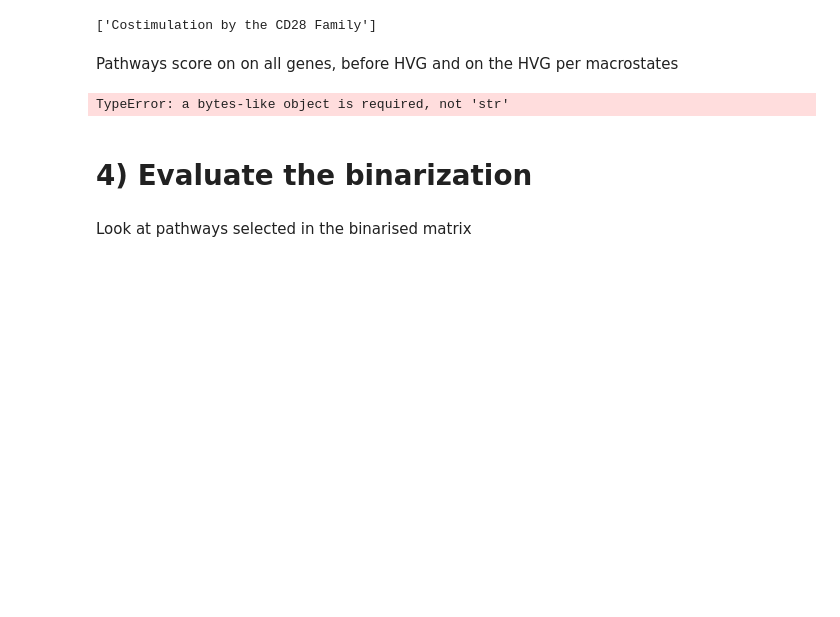
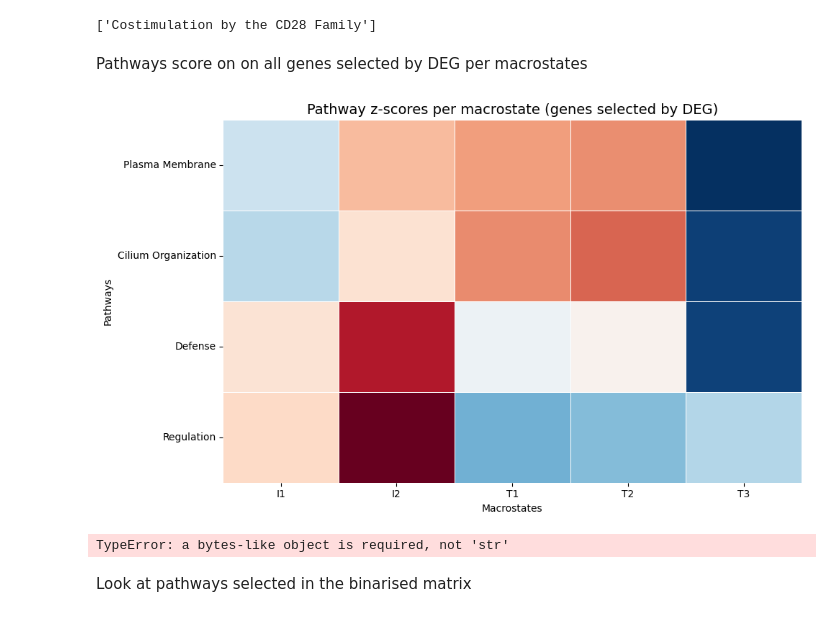
Before and after one commit to Augugustine/CITE-seq-analysis-CLL, a Jupyter notebook: 3- Boolean model/Binarization.ipynb, the cells around one changed output. Drawn from its saved outputs; the diff is of its cells as text; code cells hidden in the pictures; blank space fills up the shorter version.

```diff
--- a/3- Boolean model/Binarization.ipynb
+++ b/3- Boolean model/Binarization.ipynb
@@ -693,7 +299,61 @@ list(immune_pathways.keys())[:50]
 # %% [output]
 ['Costimulation by the CD28 Family']
 # %% [markdown]
-Pathways score on on all genes, before HVG and on the HVG per macrostates
+Pathways score on on all genes selected by DEG per macrostates
+# %%
+def get_pathways_dict():
+    url = "https://maayanlab.cloud/Enrichr/geneSetLibrary?mode=text&libraryName=GO_Biological_Process_2026"
+    r = requests.get(url)
+
+    pathways = {}
+    for line in r.text.strip().split("\n"):
+        parts = line.split("\t")
+        if len(parts) > 2:
+            pathways[parts[0]] = parts[2:]
+    return pathways
+
+pathway = get_pathways_dict()
+# %%
+pathways = {
+    "Plasma Membrane": pathway["Plasma Membrane Bounded Cell Projection Assembly (GO:0120031)"], # I1
+    "Cilium Organization": pathway["Cilium Organization (GO:0044782)"],
+    "Defense": pathway["Defense Response to Virus (GO:0051607)"],
+    "Regulation": pathway["Negative Regulation of Viral Process (GO:0048525)"]# I2
+}
+
+# Compute score for each cell for each pathway
+for name, gene_list in pathways.items():
+    gene_list_filtered = [g for g in gene_list if g in adata_no_none.var_names]
+    if len(gene_list_filtered) == 0:
+        print(f"No genes found for {name}")
+        continue
+    sc.tl.score_genes(adata_no_none, gene_list=gene_list_filtered, score_name=name)
+
+scores = list(pathways.keys())
+mean_scores = (
+    adata_no_none.obs
+    .groupby("macrostates")[scores]
+    .mean())
+mean_scores_z_all = mean_scores.apply(lambda x: (x - x.mean()) / x.std(), axis=0)
+
+# Plot
+plt.figure(figsize=(10, 6))
+
+sns.heatmap(
+    mean_scores_z_all.T,
+    cmap="RdBu_r", center=0,
+    linewidths=0.5,
+    cbar=False,
+    yticklabels=True
+)
+plt.title("Pathway z-scores per macrostate (genes selected by DEG)", fontsize=14)
+plt.xlabel("Macrostates")
+plt.ylabel("Pathways")
+plt.tight_layout()
+#plt.savefig(f"{output_directory}/pathways_combined_heatmap.png", dpi=300)
+plt.show()
+# %% [output]
+[figure, added]
 # %%
 warnings.filterwarnings("ignore")
 reactome = get_library(name="Reactome_Pathways_2024", organism="Human")
@@ -793,8 +422,6 @@ plt.savefig(f"{output_directory}/pathways_macrostates_combined.png", dpi=300, bb
 plt.show()
 # %% [output]
 TypeError: a bytes-like object is required, not 'str'
-# %% [markdown]
-# 4) Evaluate the binarization
 # %% [markdown]
 Look at pathways selected in the binarised matrix
 # %%
```
Also changed, not shown: parts of 26 cells of this notebook.
